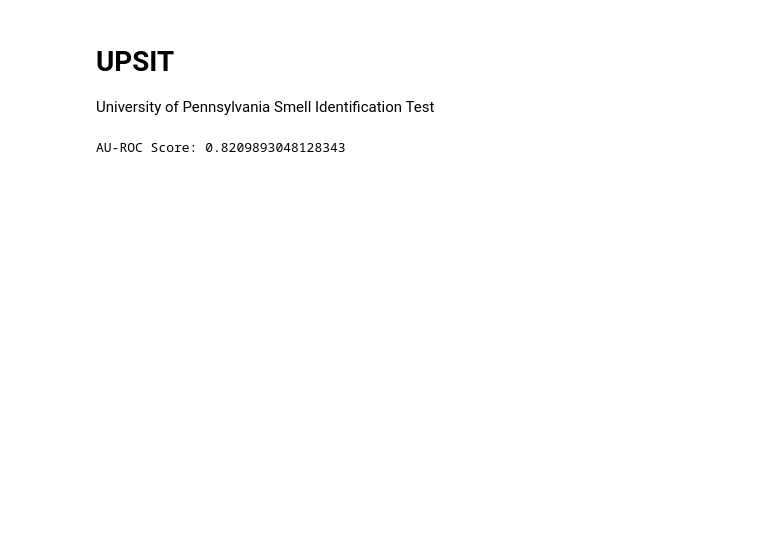
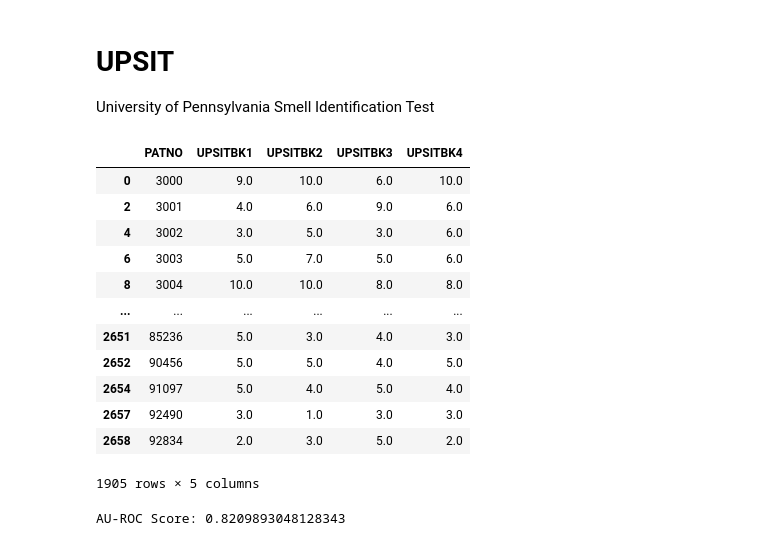
Before and after one commit to zainabnazari/ppmi, a Jupyter notebook: UPSIT.ipynb, the cells around one changed output. Cells and saved outputs as stored; diff of their text form; code cells hidden in the pictures; blank space fills up the shorter version.

```diff
--- a/UPSIT.ipynb
+++ b/UPSIT.ipynb
@@ -26,8 +26,23 @@ upsit["TOTAL_CORRECT"];
 # %%
 upsit2=pd.read_csv(path2/"University_of_Pennsylvania_Smell_ID_Test-Archived.csv")# larger dataset
 
 upsit_bl = upsit2[upsit2["EVENT_ID"] == "BL"]
 data_upsit = upsit_bl[["PATNO","UPSITBK1","UPSITBK2","UPSITBK3","UPSITBK4"]]
+data_upsit
+# %% [output]
+|  | PATNO | UPSITBK1 | UPSITBK2 | UPSITBK3 | UPSITBK4 |
+| 0 | 3000 | 9.0 | 10.0 | 6.0 | 10.0 |
+| 2 | 3001 | 4.0 | 6.0 | 9.0 | 6.0 |
+| 4 | 3002 | 3.0 | 5.0 | 3.0 | 6.0 |
+| 6 | 3003 | 5.0 | 7.0 | 5.0 | 6.0 |
+| 8 | 3004 | 10.0 | 10.0 | 8.0 | 8.0 |
+| ... | ... | ... | ... | ... | ... |
+| 2651 | 85236 | 5.0 | 3.0 | 4.0 | 3.0 |
+| 2652 | 90456 | 5.0 | 5.0 | 4.0 | 5.0 |
+| 2654 | 91097 | 5.0 | 4.0 | 5.0 | 4.0 |
+| 2657 | 92490 | 3.0 | 1.0 | 3.0 | 3.0 |
+| 2658 | 92834 | 2.0 | 3.0 | 5.0 | 2.0 |
+1905 rows × 5 columns
 # %%
 diagnosis_=pd.read_csv(path3/"Participant_Status.csv")
 diagnosis = diagnosis_[["PATNO","COHORT_DEFINITION"]]
```
Also changed, not shown: parts of 2 cells of this notebook, 4 other files.
